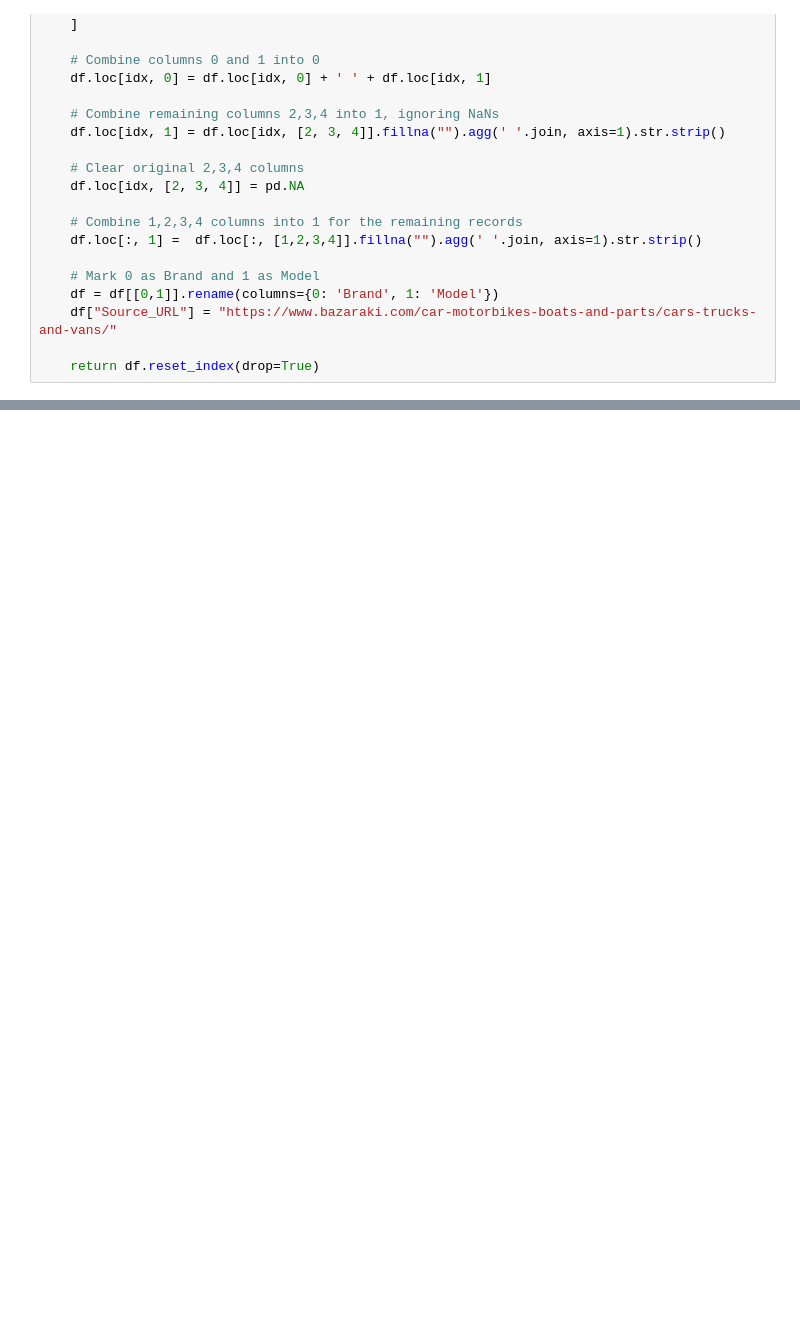
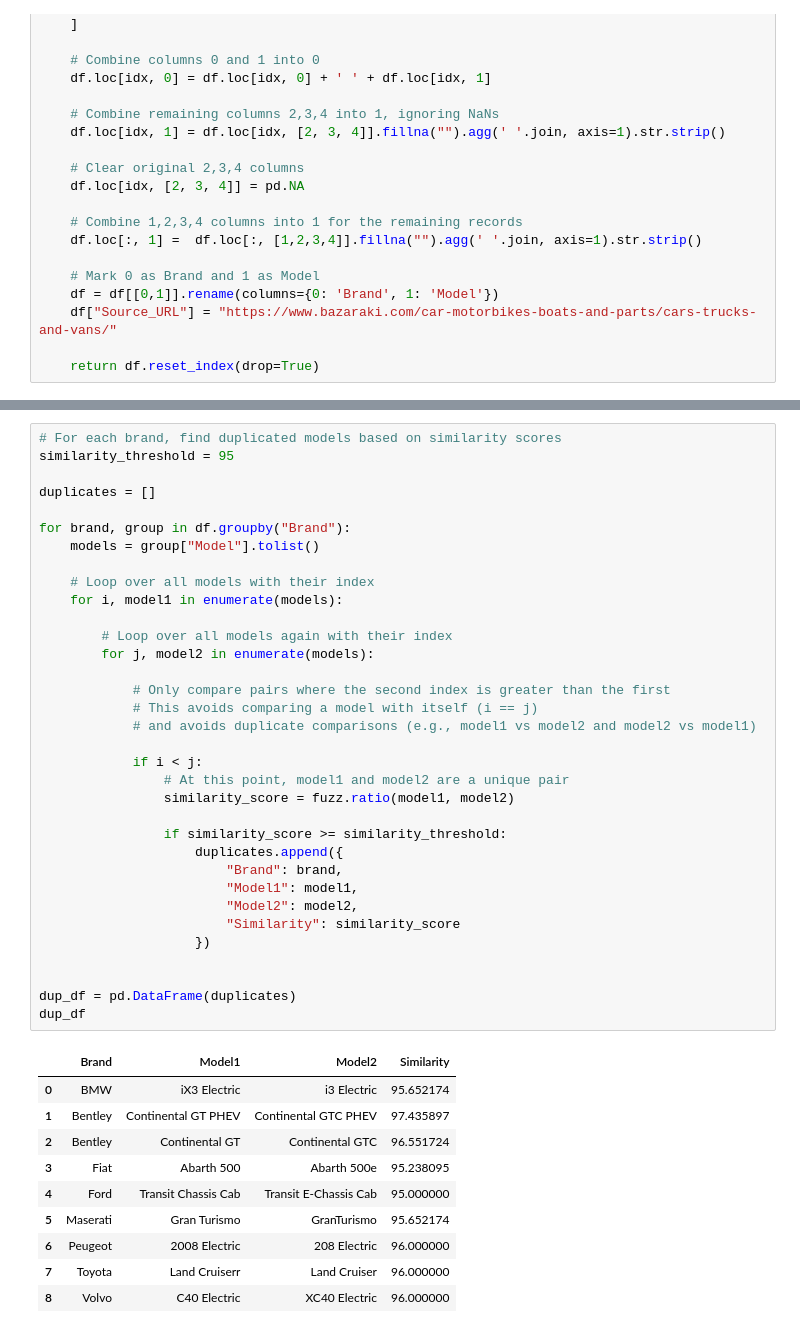
Before and after one commit to ioakeim-h/scrape_bazaraki, a Jupyter notebook: scrape.ipynb, the cells around one changed output, grey strips where cells are left out. Drawn from its saved outputs; the diff is of its cells as text; blank space fills up the shorter version.

```diff
--- a/scrape.ipynb
+++ b/scrape.ipynb
@@ -231,0 +379,45 @@ aftokinito
+# %%
+# For each brand, find duplicated models based on similarity scores
+similarity_threshold = 95
+
+duplicates = []
+
+for brand, group in df.groupby("Brand"):
+    models = group["Model"].tolist()
+
+    # Loop over all models with their index
+    for i, model1 in enumerate(models):
+
+        # Loop over all models again with their index
+        for j, model2 in enumerate(models):
+
+            # Only compare pairs where the second index is greater than the first
+            # This avoids comparing a model with itself (i == j)
+            # and avoids duplicate comparisons (e.g., model1 vs model2 and model2 vs model1)
+
+            if i < j:
+                # At this point, model1 and model2 are a unique pair
+                similarity_score = fuzz.ratio(model1, model2)
+
+                if similarity_score >= similarity_threshold:
+                    duplicates.append({
+                        "Brand": brand,
+                        "Model1": model1,
+                        "Model2": model2,
+                        "Similarity": similarity_score
+                    })
+
+
+dup_df = pd.DataFrame(duplicates)
+dup_df
+# %% [output]
+|  | Brand | Model1 | Model2 | Similarity |
+| 0 | BMW | iX3 Electric | i3 Electric | 95.652174 |
+| 1 | Bentley | Continental GT PHEV | Continental GTC PHEV | 97.435897 |
+| 2 | Bentley | Continental GT | Continental GTC | 96.551724 |
+| 3 | Fiat | Abarth 500 | Abarth 500e | 95.238095 |
+| 4 | Ford | Transit Chassis Cab | Transit E-Chassis Cab | 95.000000 |
+| 5 | Maserati | Gran Turismo | GranTurismo | 95.652174 |
+| 6 | Peugeot | 2008 Electric | 208 Electric | 96.000000 |
+| 7 | Toyota | Land Cruiserr | Land Cruiser | 96.000000 |
+| 8 | Volvo | C40 Electric | XC40 Electric | 96.000000 |
```
Also changed, not shown: parts of 13 cells of this notebook, 2 other files.
